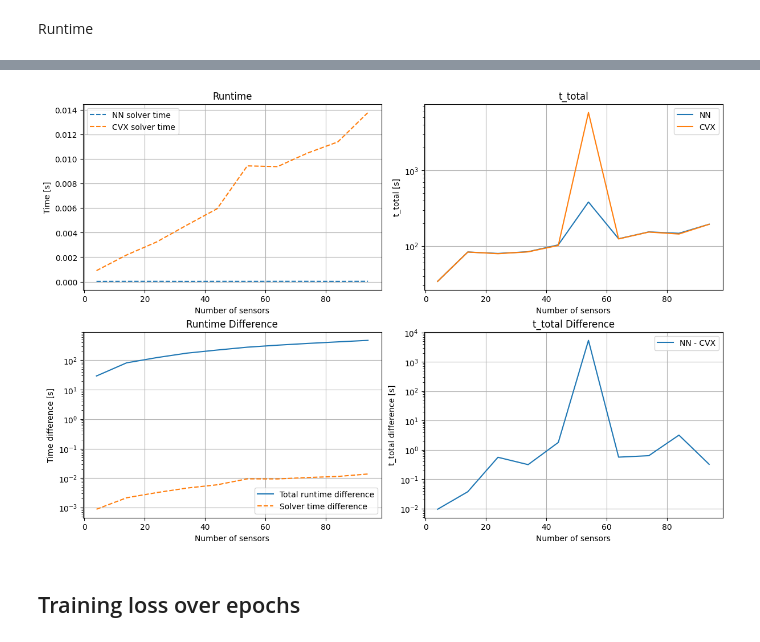
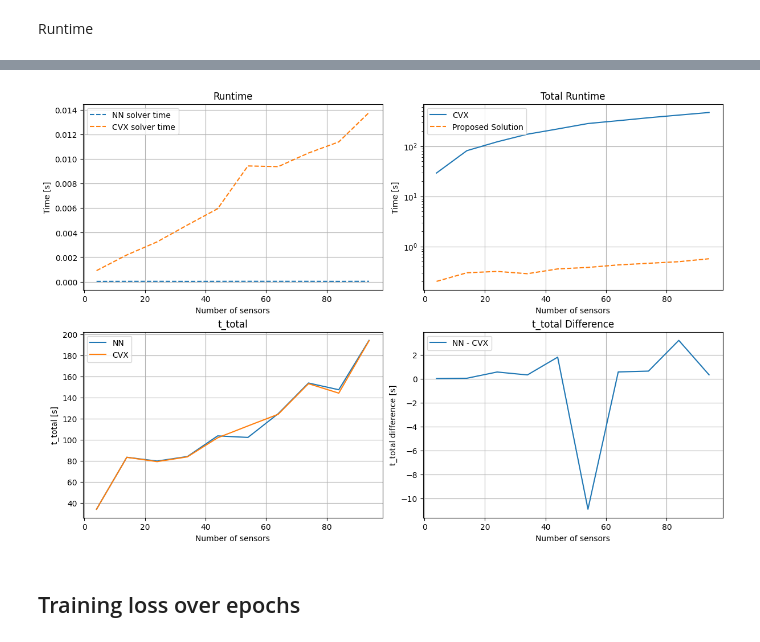
Before and after one commit to zycsss/Bachelor-Thesis, a Jupyter notebook: src/simulation_results.ipynb, the cells around one changed output, grey strips where cells are left out. Drawn from its saved outputs; the diff is of its cells as text; code cells hidden in the pictures.

```diff
--- a/src/simulation_results.ipynb
+++ b/src/simulation_results.ipynb
@@ -550,6 +528,5 @@ fig, axes, relative_diff_pct = plot_time_and_relative_diff(
     t_total_nn_uniform_f_dt=t_total_B_nn_uniform_f_dt,
     time_scale='semilogx',
     diff_scale='semilogx',
-    tikz_path='plots/nn_vs_cvx_bandwidth.tex',
 )
 # %% [output]
@@ -819,7 +864,7 @@ Runtime
 import torch
 from NNSolver import Net
 
-runtime_K_values = range(5, 101, 5)
+runtime_K_values = range(4, 101, 10)
 runtime_n_scenarios = 100
 runtime_n_epoch = 100
 runtime_train_length = int(1e4)
@@ -836,7 +881,8 @@ runtime_figure_path = Path('data/runtime_plots.png')
 def generate_or_load_runtime_data():
     if runtime_data_path.exists():
         with runtime_data_path.open('rb') as f:
-            return pickle.load(f)
+            runtime_data = pickle.load(f)
+            return runtime_data
 
     torch.manual_seed(runtime_seed)
     runtime_data = {}
@@ -894,14 +940,18 @@ def run_runtime_case(K, D, H):
         follower_iters=runtime_follower_iters,
     )
 
+    comparison_mask = prob_cvx.get_cvx_success_mask()
+
     return {
         'K': K,
         'runtime_NN_s': prob_nn.get_total_time_used(),
         'runtime_CVX_s': prob_cvx.get_total_time_used(),
         'solver_time_NN_s': float(np.mean(prob_nn.get_leader_time_used())),
         'solver_time_CVX_s': float(np.mean(prob_cvx.get_leader_time_used())),
-        't_total_NN_s': prob_nn.get_t_total_max(),
-        't_total_CVX_s': prob_cvx.get_t_total_max(),
+        't_total_NN_s': prob_nn.get_t_total_max(comparison_mask),
+        't_total_CVX_s': prob_cvx.get_t_total_max(comparison_mask),
+        'n_compared': int(comparison_mask.sum()) if comparison_mask is not None else len(D),
+        'n_cvx_failed': int((~comparison_mask).sum()) if comparison_mask is not None else 0,
     }
 
 
@@ -918,8 +968,19 @@ def run_runtime_benchmark():
 
     for K in runtime_K_values:
         if K in completed_K:
+            # if K == 54:
+            #     print('Rerunning K=54 with failed CVX scenarios excluded')
+            #     runtime_results = [row for row in runtime_results if row['K'] != K]
+            #     runtime_results.append(run_runtime_case(K, runtime_data[K]['D'], runtime_data[K]['H']))
+            #     runtime_results.sort(key=lambda row: row['K'])
+                # with runtime_result_path.open('wb') as f:
+                #     pickle.dump(runtime_results, f)
+                # continue
             print(f'Skipping K={K}; already cached')
             continue
+
+
+
 
         print(f'Running K={K}')
         runtime_results.append(run_runtime_case(K, runtime_data[K]['D'], runtime_data[K]['H']))
@@ -1001,43 +1026,43 @@ ax = axes[0, 0]
 # ax.semilogy(K, runtime_df['runtime_CVX_s'], label='CVX total runtime')
 ax.plot(K, runtime_df['solver_time_NN_s'], '--', label='NN solver time')
 ax.plot(K, runtime_df['solver_time_CVX_s'], '--', label='CVX solver time')
 ax.set_title('Runtime')
 ax.set_xlabel('Number of sensors')
 ax.set_ylabel('Time [s]')
 ax.legend()
 ax.grid(True)
 
-ax = axes[1, 0]
-ax.semilogy(K, runtime_df['runtime_CVX_s'] - runtime_df['runtime_NN_s'], label='Total runtime difference')
-ax.semilogy(K, runtime_df['solver_time_CVX_s'] - runtime_df['solver_time_NN_s'], linestyle='--', label='Solver time difference')
-ax.set_title('Runtime Difference')
+ax = axes[0, 1]
+ax.semilogy(K, runtime_df['runtime_CVX_s'], label='CVX')
+ax.semilogy(K, runtime_df['runtime_NN_s'], linestyle='--', label='Proposed Solution')
+ax.set_title('Total Runtime')
 ax.set_xlabel('Number of sensors')
-ax.set_ylabel('Time difference [s]')
+ax.set_ylabel('Time [s]')
 ax.legend()
 ax.grid(True)
 
-ax = axes[0, 1]
-ax.semilogy(K, runtime_df['t_total_NN_s'], label='NN')
-ax.semilogy(K, runtime_df['t_total_CVX_s'], label='CVX')
+ax = axes[1, 0]
+ax.plot(K, runtime_df['t_total_NN_s'], label='NN')
+ax.plot(K, runtime_df['t_total_CVX_s'], label='CVX')
 ax.set_title('t_total')
 ax.set_xlabel('Number of sensors')
 ax.set_ylabel('t_total [s]')
 ax.legend()
 ax.grid(True)
 
 ax = axes[1, 1]
-ax.semilogy(K, abs(runtime_df['t_total_NN_s'] - runtime_df['t_total_CVX_s']), label='NN - CVX')
+ax.plot(K, runtime_df['t_total_NN_s'] - runtime_df['t_total_CVX_s'], label='NN - CVX')
 ax.set_title('t_total Difference')
 ax.set_xlabel('Number of sensors')
 ax.set_ylabel('t_total difference [s]')
 ax.legend()
 ax.grid(True)
 
 runtime_figure_path.parent.mkdir(exist_ok=True)
 fig.savefig(runtime_figure_path, dpi=200)
 plt.show()
 # %% [output]
-[figure, old version]
+[figure, new version]
 # %% [markdown]
 ## Training loss over epochs
 # %%
```
Also changed, not shown: parts of 12 cells of this notebook, 5 other files.
